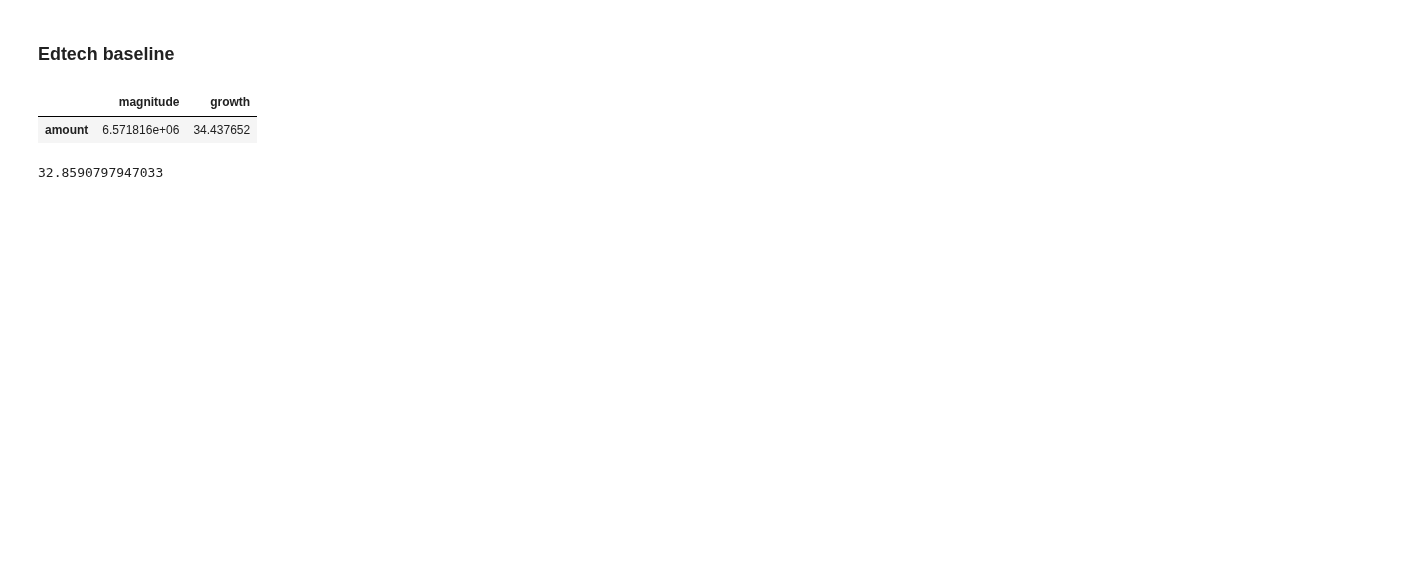
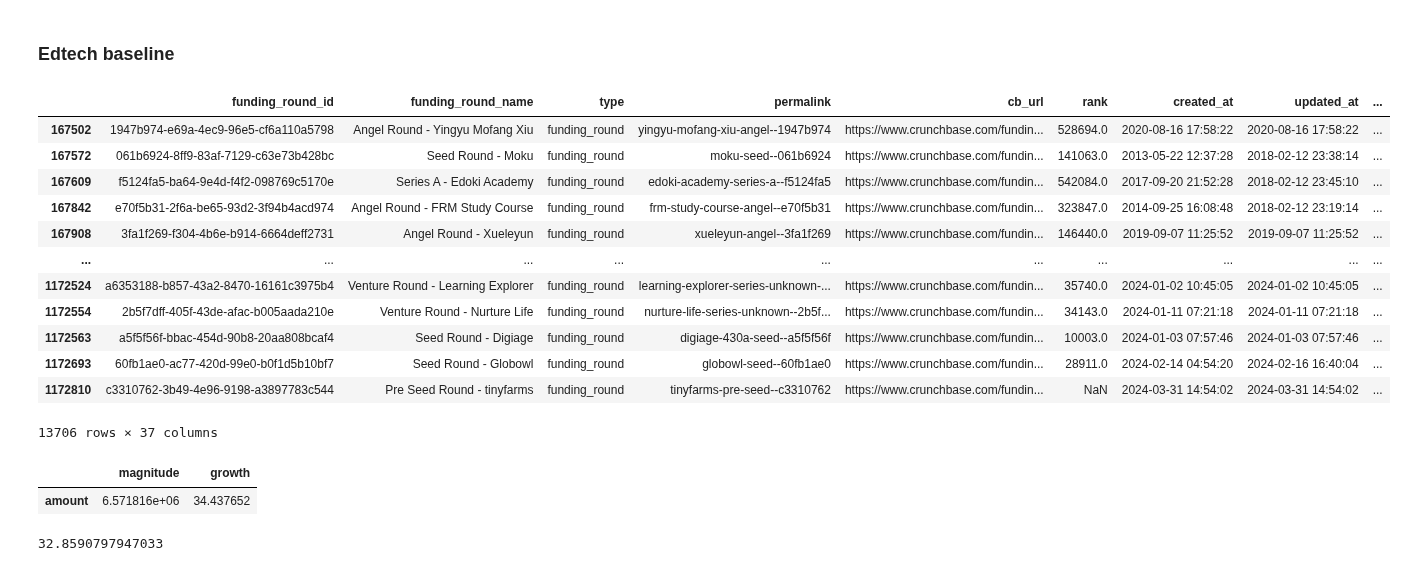
Before and after one commit to nestauk/discovery_child_development, a Jupyter notebook: discovery_child_development/analysis/initial_results/08_analysis_crunchbase.ipynb, the cells around one changed output. Saved outputs shown, nothing was run; the diff lists cells and outputs as text; code cells hidden in the pictures; blank space fills up the shorter version.

```diff
--- a/discovery_child_development/analysis/initial_results/08_analysis_crunchbase.ipynb
+++ b/discovery_child_development/analysis/initial_results/08_analysis_crunchbase.ipynb
@@ -220,6 +236,22 @@ baseline_funding_df = (
     .query("investment_type in @utils.EARLY_STAGE_DEALS")
     .query("amount <= 400000")
 )
+# %%
+baseline_funding_df
+# %% [output]
+|  | funding_round_id | funding_round_name | type | permalink | cb_url | rank | created_at | updated_at | ... |
+| 167502 | 1947b974-e69a-4ec9-96e5-cf6a110a5798 | Angel Round - Yingyu Mofang Xiu | funding_round | yingyu-mofang-xiu-angel--1947b974 | https://www.crunchbase.com/fundin... | 528694.0 | 2020-08-16 17:58:22 | 2020-08-16 17:58:22 | ... |
+| 167572 | 061b6924-8ff9-83af-7129-c63e73b428bc | Seed Round - Moku | funding_round | moku-seed--061b6924 | https://www.crunchbase.com/fundin... | 141063.0 | 2013-05-22 12:37:28 | 2018-02-12 23:38:14 | ... |
+| 167609 | f5124fa5-ba64-9e4d-f4f2-098769c5170e | Series A - Edoki Academy | funding_round | edoki-academy-series-a--f5124fa5 | https://www.crunchbase.com/fundin... | 542084.0 | 2017-09-20 21:52:28 | 2018-02-12 23:45:10 | ... |
+| 167842 | e70f5b31-2f6a-be65-93d2-3f94b4acd974 | Angel Round - FRM Study Course | funding_round | frm-study-course-angel--e70f5b31 | https://www.crunchbase.com/fundin... | 323847.0 | 2014-09-25 16:08:48 | 2018-02-12 23:19:14 | ... |
+| 167908 | 3fa1f269-f304-4b6e-b914-6664deff2731 | Angel Round - Xueleyun | funding_round | xueleyun-angel--3fa1f269 | https://www.crunchbase.com/fundin... | 146440.0 | 2019-09-07 11:25:52 | 2019-09-07 11:25:52 | ... |
+| ... | ... | ... | ... | ... | ... | ... | ... | ... | ... |
+| 1172524 | a6353188-b857-43a2-8470-16161c3975b4 | Venture Round - Learning Explorer | funding_round | learning-explorer-series-unknown-... | https://www.crunchbase.com/fundin... | 35740.0 | 2024-01-02 10:45:05 | 2024-01-02 10:45:05 | ... |
+| 1172554 | 2b5f7dff-405f-43de-afac-b005aada210e | Venture Round - Nurture Life | funding_round | nurture-life-series-unknown--2b5f... | https://www.crunchbase.com/fundin... | 34143.0 | 2024-01-11 07:21:18 | 2024-01-11 07:21:18 | ... |
+| 1172563 | a5f5f56f-bbac-454d-90b8-20aa808bcaf4 | Seed Round - Digiage | funding_round | digiage-430a-seed--a5f5f56f | https://www.crunchbase.com/fundin... | 10003.0 | 2024-01-03 07:57:46 | 2024-01-03 07:57:46 | ... |
+| 1172693 | 60fb1ae0-ac77-420d-99e0-b0f1d5b10bf7 | Seed Round - Globowl | funding_round | globowl-seed--60fb1ae0 | https://www.crunchbase.com/fundin... | 28911.0 | 2024-02-14 04:54:20 | 2024-02-16 16:40:04 | ... |
+| 1172810 | c3310762-3b49-4e96-9198-a3897783c544 | Pre Seed Round - tinyfarms | funding_round | tinyfarms-pre-seed--c3310762 | https://www.crunchbase.com/fundin... | NaN | 2024-03-31 14:54:02 | 2024-03-31 14:54:02 | ... |
+13706 rows × 37 columns
 # %%
 ts_edtech_counts = utils.get_timeseries(baseline_funding_df, column='id')
 ts_edtech_amounts = utils.get_timeseries(baseline_funding_df, column='amount')
```
Also changed, not shown: parts of 5 cells of this notebook, 5 other files.
